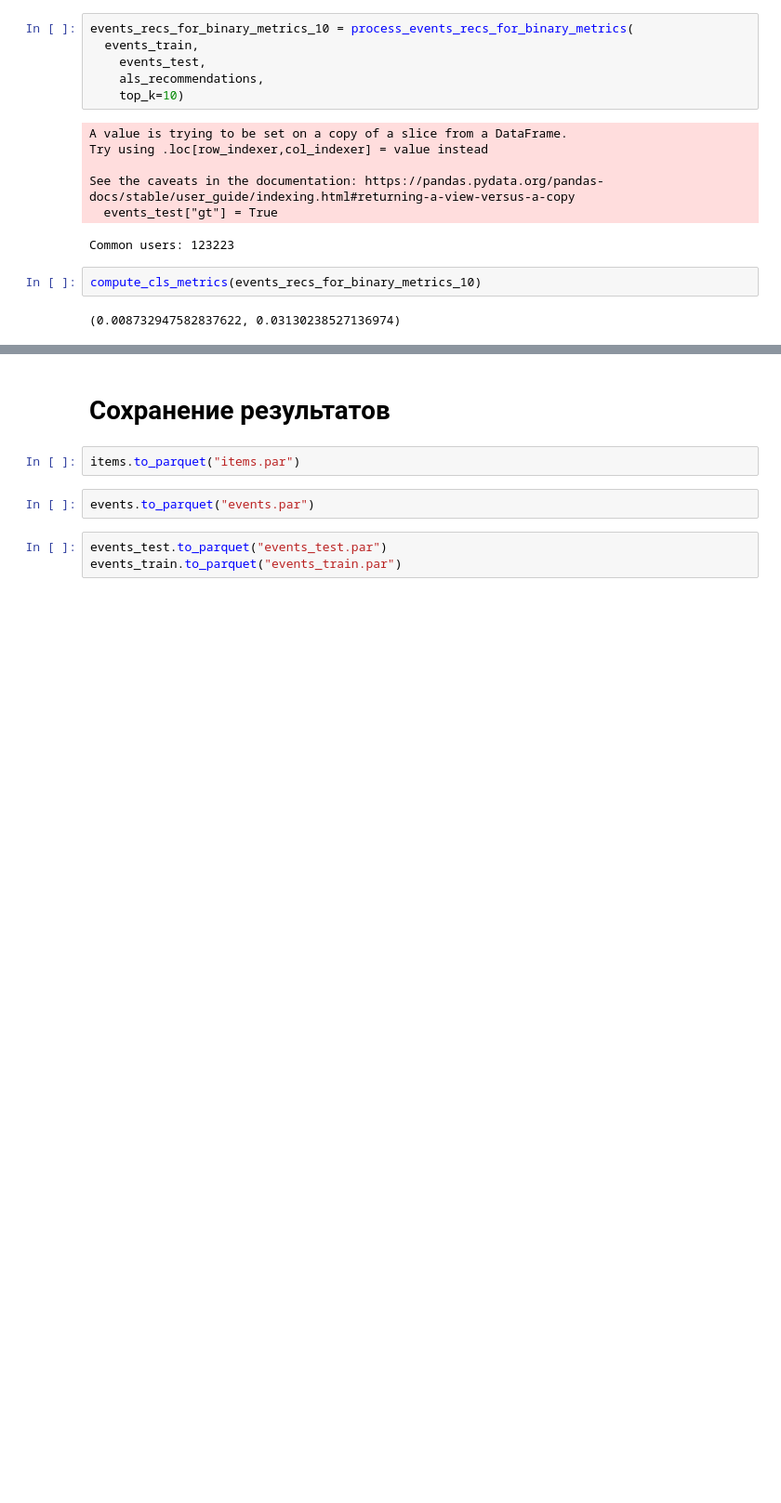
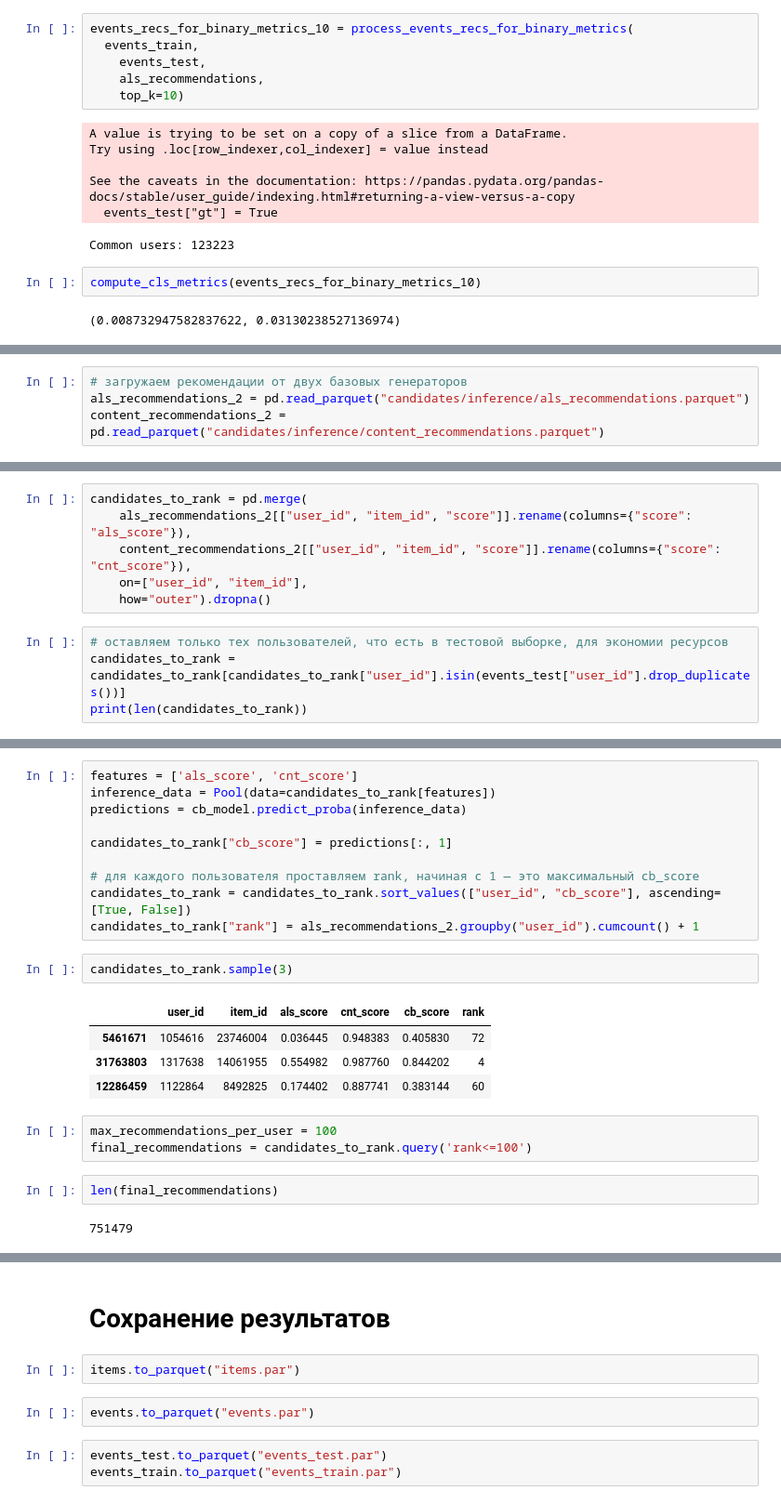
Before and after one commit to Jonzzi/mle-recsys-start, a Jupyter notebook: preprocessing.ipynb, the cells around one changed output, grey strips where cells are left out. Shown: that part at 93% size. Cells and saved outputs as stored; diff of their text form; blank space fills up the shorter version.

```diff
--- a/preprocessing.ipynb
+++ b/preprocessing.ipynb
@@ -1322,0 +1528,4 @@ compute_cls_metrics(events_recs_for_binary_metrics_10)
+# %%
+# загружаем рекомендации от двух базовых генераторов
+als_recommendations_2 = pd.read_parquet("candidates/inference/als_recommendations.parquet")
+content_recommendations_2 = pd.read_parquet("candidates/inference/content_recommendations.parquet")
@@ -1322,0 +1558,10 @@ compute_cls_metrics(events_recs_for_binary_metrics_10)
+# %%
+candidates_to_rank = pd.merge(
+    als_recommendations_2[["user_id", "item_id", "score"]].rename(columns={"score": "als_score"}),
+    content_recommendations_2[["user_id", "item_id", "score"]].rename(columns={"score": "cnt_score"}),
+    on=["user_id", "item_id"],
+    how="outer").dropna()
+# %%
+# оставляем только тех пользователей, что есть в тестовой выборке, для экономии ресурсов
+candidates_to_rank = candidates_to_rank[candidates_to_rank["user_id"].isin(events_test["user_id"].drop_duplicates())]
+print(len(candidates_to_rank))
@@ -1322,0 +1588,24 @@ compute_cls_metrics(events_recs_for_binary_metrics_10)
+# %%
+features = ['als_score', 'cnt_score']
+inference_data = Pool(data=candidates_to_rank[features])
+predictions = cb_model.predict_proba(inference_data)
+
+candidates_to_rank["cb_score"] = predictions[:, 1]
+
+# для каждого пользователя проставляем rank, начиная с 1 — это максимальный cb_score
+candidates_to_rank = candidates_to_rank.sort_values(["user_id", "cb_score"], ascending=[True, False])
+candidates_to_rank["rank"] = als_recommendations_2.groupby("user_id").cumcount() + 1
+# %%
+candidates_to_rank.sample(3)
+# %% [output]
+|  | user_id | item_id | als_score | cnt_score | cb_score | rank |
+| 5461671 | 1054616 | 23746004 | 0.036445 | 0.948383 | 0.405830 | 72 |
+| 31763803 | 1317638 | 14061955 | 0.554982 | 0.987760 | 0.844202 | 4 |
+| 12286459 | 1122864 | 8492825 | 0.174402 | 0.887741 | 0.383144 | 60 |
+# %%
+max_recommendations_per_user = 100
+final_recommendations = candidates_to_rank.query('rank<=100')
+# %%
+len(final_recommendations)
+# %% [output]
+751479
```
Also changed, not shown: parts of 48 cells of this notebook, 5 other files.
